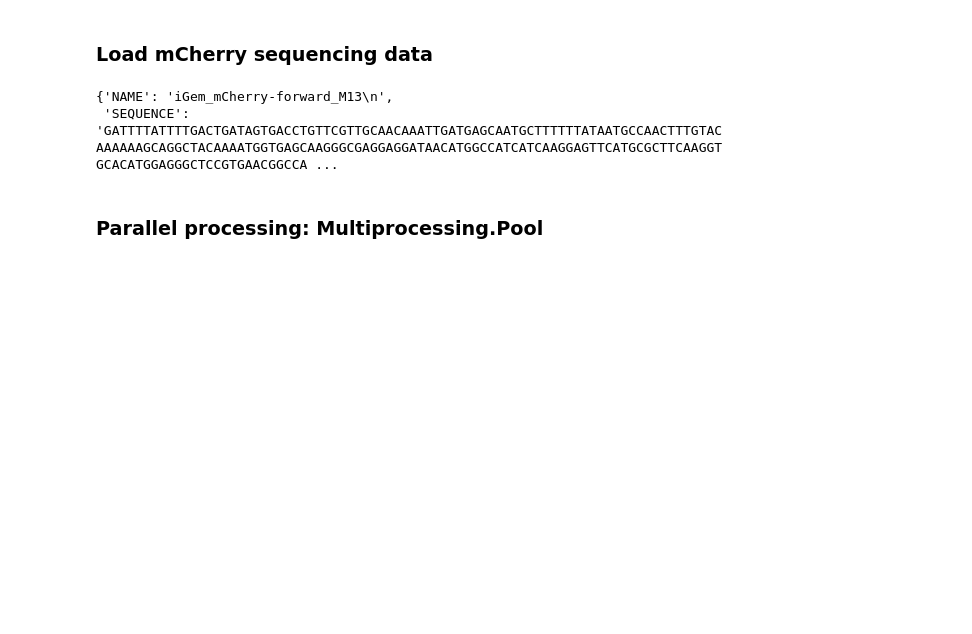
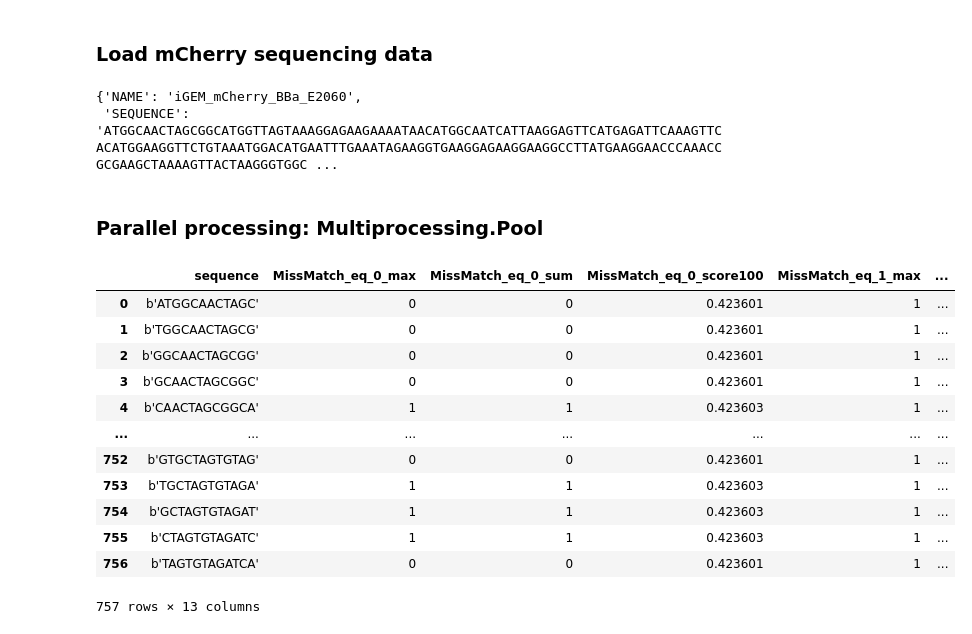
Before and after one commit to Q1vy/iGEM2025-TRAPS-Software-and-Modelling, a Jupyter notebook: target_search_main.ipynb, the cells around one changed output. Cells and saved outputs as stored; diff of their text form; code cells hidden in the pictures; blank space fills up the shorter version.

```diff
--- a/target_search_main.ipynb
+++ b/target_search_main.ipynb
@@ -168,12 +168,12 @@ len(transcriptom.SEQUENCE.sum()), len(transcriptom), len(transcriptom.SEQUENCE.s
 # %% [markdown]
 ### Load mCherry sequencing data
 # %%
-with open("sequence_data/iGem_mCherry-forward_M13.fasta") as file: content = [line for line in file]
-target = {"NAME": content[0][1:], "SEQUENCE": content[1]}
+with open("sequence_data/iGEM_mCherry_V2.fasta") as file: content = [line for line in file]
+target = {"NAME": content[0][1:].rstrip(), "SEQUENCE": content[1].upper()}
 target
 # %% [output]
-{'NAME': 'iGem_mCherry-forward_M13\n',
- 'SEQUENCE': 'GATTTTATTTTGACTGATAGTGACCTGTTCGTTGCAACAAATTGATGAGCAATGCTTTTTTATAATGCCAACTTTGTACAAAAAAGCAGGCTACAAAATGGTGAGCAAGGGCGAGGAGGATAACATGGCCATCATCAAGGAGTTCATGCGCTTCAAGGTGCACATGGAGGGCTCCGTGAACGGCCA ...
+{'NAME': 'iGEM_mCherry_BBa_E2060',
+ 'SEQUENCE': 'ATGGCAACTAGCGGCATGGTTAGTAAAGGAGAAGAAAATAACATGGCAATCATTAAGGAGTTCATGAGATTCAAAGTTCACATGGAAGGTTCTGTAAATGGACATGAATTTGAAATAGAAGGTGAAGGAGAAGGAAGGCCTTATGAAGGAACCCAAACCGCGAAGCTAAAAGTTACTAAGGGTGGC ...
 # %% [markdown]
 ### Parallel processing: Multiprocessing.Pool
 # %%
@@ -189,6 +189,23 @@ def _worker(candidate):
 
 with Pool(16) as pool:
     scores = list(tqdm(pool.imap(_worker, candidates), total=len(candidates), ncols = 100))
+# %%
+df = pd.DataFrame(scores)
+df
+# %% [output]
+|  | sequence | MissMatch_eq_0_max | MissMatch_eq_0_sum | MissMatch_eq_0_score100 | MissMatch_eq_1_max | ... |
+| 0 | b'ATGGCAACTAGC' | 0 | 0 | 0.423601 | 1 | ... |
+| 1 | b'TGGCAACTAGCG' | 0 | 0 | 0.423601 | 1 | ... |
+| 2 | b'GGCAACTAGCGG' | 0 | 0 | 0.423601 | 1 | ... |
+| 3 | b'GCAACTAGCGGC' | 0 | 0 | 0.423601 | 1 | ... |
+| 4 | b'CAACTAGCGGCA' | 1 | 1 | 0.423603 | 1 | ... |
+| ... | ... | ... | ... | ... | ... | ... |
+| 752 | b'GTGCTAGTGTAG' | 0 | 0 | 0.423601 | 1 | ... |
+| 753 | b'TGCTAGTGTAGA' | 1 | 1 | 0.423603 | 1 | ... |
+| 754 | b'GCTAGTGTAGAT' | 1 | 1 | 0.423603 | 1 | ... |
+| 755 | b'CTAGTGTAGATC' | 1 | 1 | 0.423603 | 1 | ... |
+| 756 | b'TAGTGTAGATCA' | 0 | 0 | 0.423601 | 1 | ... |
+757 rows × 13 columns
 # %%
 
 ## Visualize the the offtarget binding sites for every candidate sequence ##
```
Also changed, not shown: parts of 2 cells of this notebook, 2 other files.
